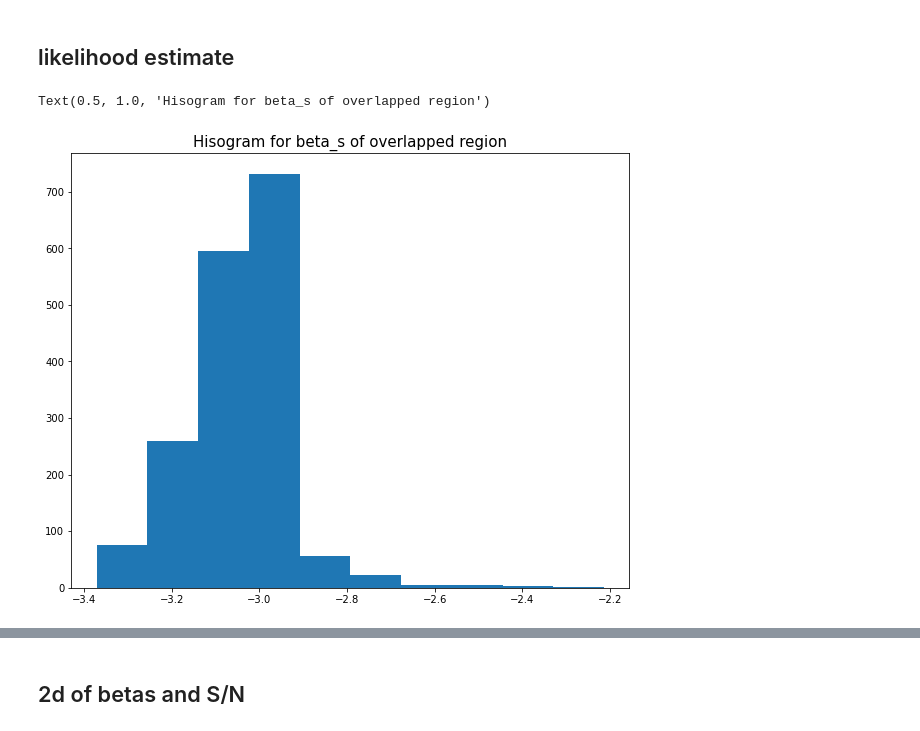
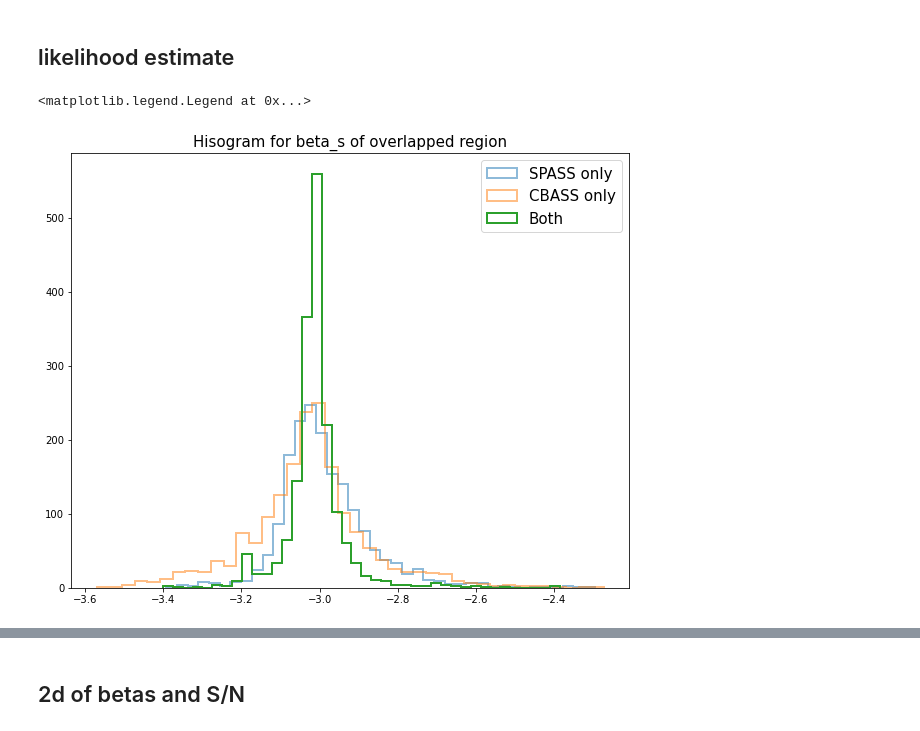
Before and after one commit to yaojian95/Beta_s, a Jupyter notebook: Likelihood_analysis.ipynb, the cells around one changed output, grey strips where cells are left out. Drawn from its saved outputs; the diff is of its cells as text; code cells hidden in the pictures.

```diff
--- a/Likelihood_analysis.ipynb
+++ b/Likelihood_analysis.ipynb
@@ -242,13 +195,19 @@ array([5957, 6215, 6086, ..., 7763, 7762,    0])
 # %% [markdown]
 ## likelihood estimate
 # %%
-As_betas_both = np.load('/global/cscratch1/sd/jianyao/CBASS/Results/s0_only_homo_noise/Emcee_As_betas_masked_both_32_with_SPASS_CBASS.npy')
-As_betas_S = np.load('/global/cscratch1/sd/jianyao/CBASS/Results/s0_only_homo_noise/Emcee_As_betas_masked_both_32_with_SPASS_only.npy')
-As_betas_C = np.load('/global/cscratch1/sd/jianyao/CBASS/Results/s0_only_homo_noise/Emcee_As_betas_masked_both_32_with_CBASS_only.npy')
+As_betas_both = np.load('/global/cscratch1/sd/jianyao/CBASS/Results/s0_only_homo_noise/Emcee_As_betas_masked_both_32_with_SPASS_CBASS_v4.npy')
+As_betas_S = np.load('/global/cscratch1/sd/jianyao/CBASS/Results/s0_only_homo_noise/Emcee_As_betas_masked_both_32_with_SPASS_only_v4.npy')
+As_betas_C = np.load('/global/cscratch1/sd/jianyao/CBASS/Results/s0_only_homo_noise/Emcee_As_betas_masked_both_32_with_CBASS_only_v4.npy')
 # %%
 plt.figure(figsize = (10,8))
-plt.hist(As_betas[1])
+plt.hist(As_betas_S[1],  bins = 40, histtype="step", label = 'SPASS only', lw = 2, alpha = 0.5)
+
+plt.hist(As_betas_C[1], bins = 40, histtype="step" , label = 'CBASS only', lw = 2, alpha = 0.5)
+
+plt.hist(As_betas_both[1],  bins = 40, histtype="step" , label = 'Both', lw = 2)
+
 plt.title('Hisogram for beta_s of overlapped region', fontsize = 15)
+plt.legend(fontsize = 15)
 # %% [output]
-Text(0.5, 1.0, 'Hisogram for beta_s of overlapped region')
+<matplotlib.legend.Legend at 0x...>
-[figure, old version]
+[figure, new version]
```
Also changed, not shown: parts of 56 cells of this notebook.
